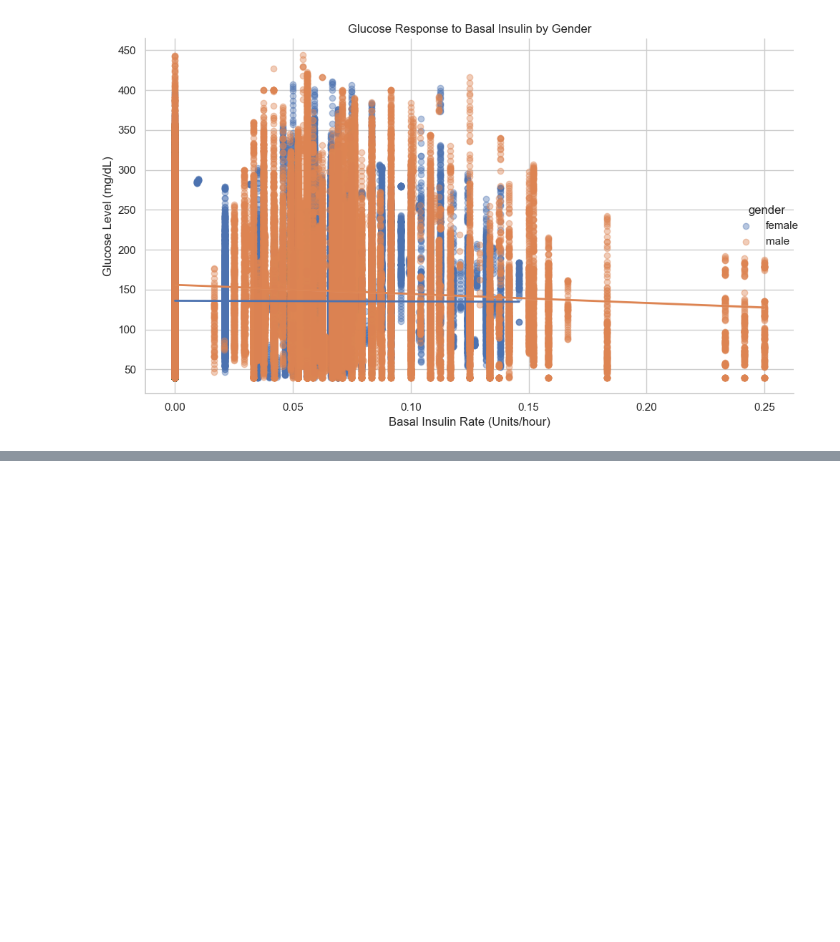
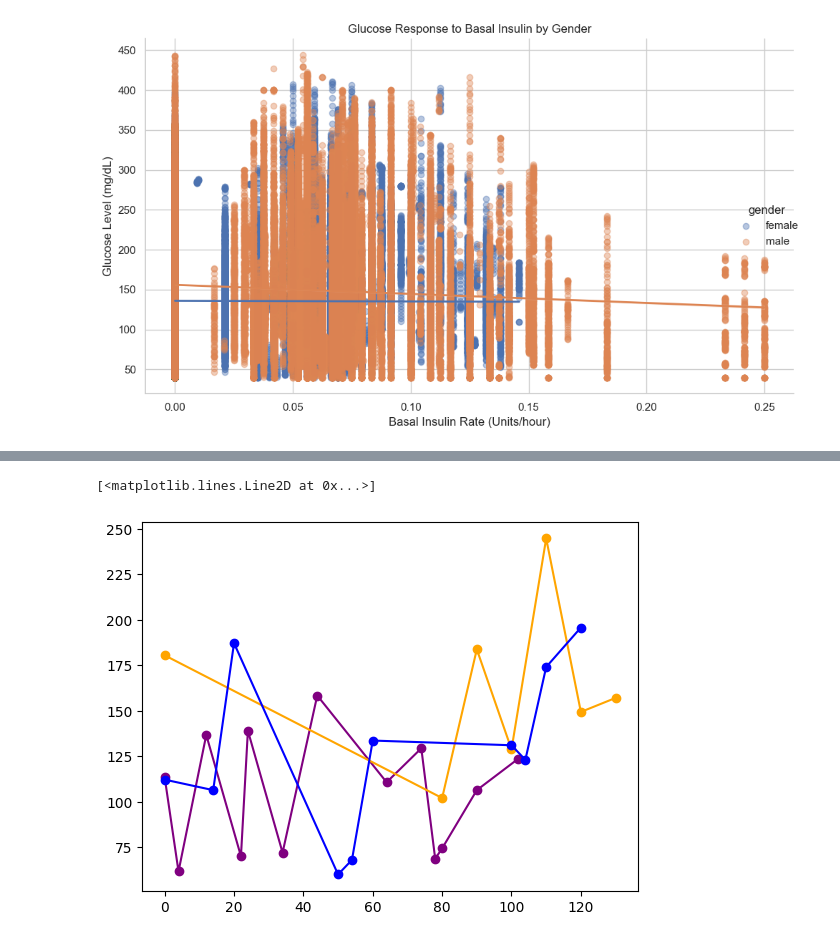
Before and after one commit to rathashanmugam7/Team6_TheByteForce_PythonHackathon_August25, a Jupyter notebook: 06_TheByteFroce_03_Prescriptive Analysis.ipynb, the cells around one changed output, grey strips where cells are left out. Saved outputs shown, nothing was run; the diff lists cells and outputs as text; code cells hidden in the pictures; blank space fills up the shorter version.

```diff
--- a/06_TheByteFroce_03_Prescriptive Analysis.ipynb
+++ b/06_TheByteFroce_03_Prescriptive Analysis.ipynb
@@ -337,0 +482,44 @@ plt.show()
+# %%
+#Question 11: "Do higher carbohydrate intakes lead to higher glucose levels in users with type 1 diabetes?"
+#Reason: Meals have a direct impact on blood glucose levels. In the morning, after fasting overnight, glucose levels are often low and may spike after breakfast.
+#In the evening, large or carbohydrate-heavy meals can lead to elevated glucose levels.
+import pandas as pd
+import seaborn as sns
+import matplotlib.pyplot as plt
+
+dfSecUser = dfSecUser.copy()
+dfForthUser = dfForthUser.copy()
+dfTwentySecUser = dfTwentySecUser.copy()
+
+dfSecUser['Carb_Bin'] = (dfSecUser["Carb_Intake(grams)"]//2)*2
+
+binned_dfSecUser = dfSecUser.groupby('Carb_Bin')['Glucose(mg/dl)'].mean().reset_index()
+
+
+dfForthUser['Carb_Bin'] = (dfForthUser["Carb_Intake(grams)"]//2)*2
+
+binned_dfForthUser = dfForthUser.groupby('Carb_Bin')['Glucose(mg/dl)'].mean().reset_index()
+
+
+dfTwentySecUser['Carb_Bin'] = (dfTwentySecUser["Carb_Intake(grams)"]//2)*2
+
+binned_dfTwentySecUser = dfTwentySecUser.groupby('Carb_Bin')['Glucose(mg/dl)'].mean().reset_index()
+
+
+
+x = binned_dfSecUser['Carb_Bin']
+y = binned_dfSecUser['Glucose(mg/dl)']
+
+x1=binned_dfForthUser['Carb_Bin']
+y1= binned_dfForthUser['Glucose(mg/dl)']
+
+x3=binned_dfTwentySecUser['Carb_Bin']
+y3= binned_dfTwentySecUser['Glucose(mg/dl)']
+
+
+plt.plot(x, y, label="Glucose Level", color='purple', marker='o')
+plt.plot(x1, y1, label="Glucose Level", color='orange', marker='o')
+plt.plot(x3, y3, label="Glucose Level", color='blue', marker='o')
+# %% [output]
+[<matplotlib.lines.Line2D at 0x...>]
+[figure, added]
```
Also changed, not shown: parts of 10 cells of this notebook, 1 other file.
